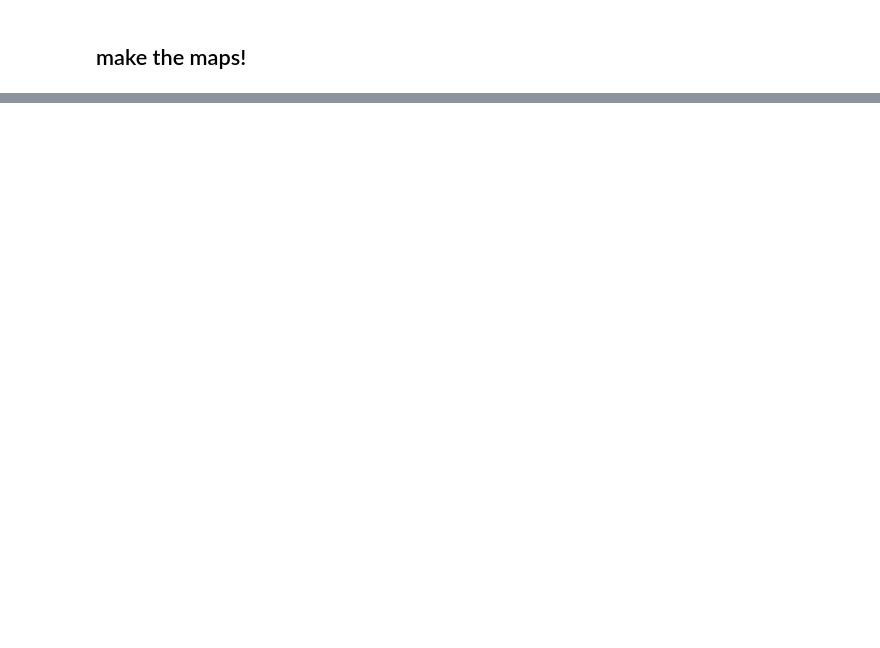
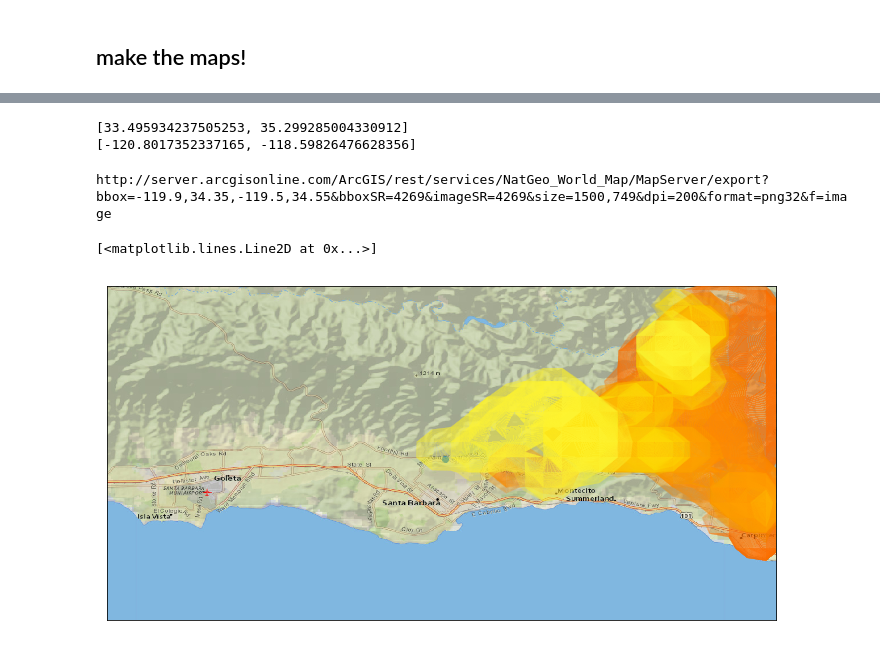
Before and after one commit to mkmcc/ThomasFire, a Jupyter notebook: Thomas Fire.ipynb, the cells around one changed output, grey strips where cells are left out. Saved outputs shown, nothing was run; the diff lists cells and outputs as text; code cells hidden in the pictures; blank space fills up the shorter version.

```diff
--- a/Thomas Fire.ipynb
+++ b/Thomas Fire.ipynb
@@ -342,2 +378,39 @@ http://server.arcgisonline.com/ArcGIS/rest/services/NatGeo_World_Map/MapServer/e
 # %%
 fig.savefig('thomas-fire_natgeo.png', dpi=200, bbox_inches='tight')
+# %%
+print [Y.min(), Y.max()]
+print [X.min(), X.max()]
+# %% [output]
+[33.495934237505253, 35.299285004330912]
+[-120.8017352337165, -118.59826476628356]
+# %%
+fig, ax = plt.subplots(figsize=(12,12))
+
+n = Basemap(#projection='cyl',
+            llcrnrlat=34.35, urcrnrlat=34.55,
+            llcrnrlon=-119.9, urcrnrlon=-119.5, epsg=4269, resolution='h')
+#http://server.arcgisonline.com/arcgis/rest/services
+#EPSG Number of America is 4269
+
+def landq(pt):
+    p = n(*(pt[::-1])) # reverse coordinates and use map projection
+    return n.is_land(*p)
+
+land_mask = np.asarray([ landq(pt) for pt in xy * 180 / np.pi ])
+land_mask = land_mask.reshape(Z.shape)
+
+n.arcgisimage(service='NatGeo_World_Map', xpixels=1500, dpi=200, verbose=True, ax=ax);
+
+# current data for the Thomas fire
+for i, Z in enumerate(v_data):
+    con = Z
+    con[~land_mask] = -9999.0
+    ax.contourf(X, Y, con, levels=levels[2:], cmap=colormaps[i], zorder=4);
+
+mylat, mylon = (34.446256, -119.697656)
+
+n.plot(mylon, mylat, 'o', label='home')
+# %% [output]
+http://server.arcgisonline.com/ArcGIS/rest/services/NatGeo_World_Map/MapServer/export?bbox=-119.9,34.35,-119.5,34.55&bboxSR=4269&imageSR=4269&size=1500,749&dpi=200&format=png32&f=image
+[<matplotlib.lines.Line2D at 0x...>]
+[figure, added]
```
Also changed, not shown: parts of 14 cells of this notebook, 7 other files.
